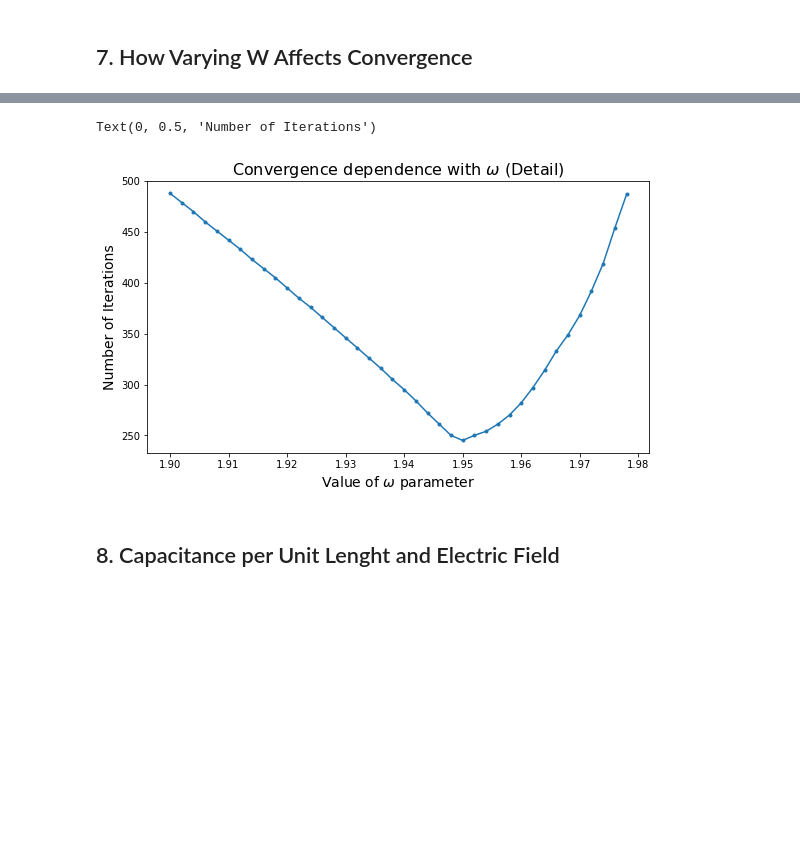
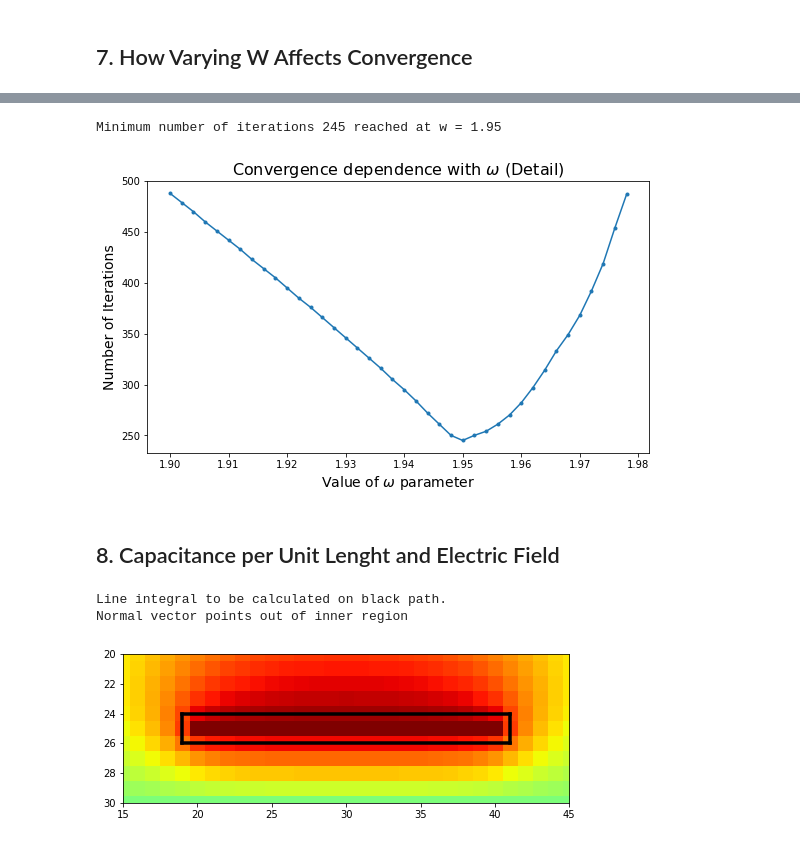
Before and after one commit to caiomarxm/realCapacitorPotential, a Jupyter notebook: RealCapacitorAnalysis.ipynb, the cells around one changed output, grey strips where cells are left out. Drawn from its saved outputs; the diff is of its cells as text; code cells hidden in the pictures; blank space fills up the shorter version.

```diff
--- a/RealCapacitorAnalysis.ipynb
+++ b/RealCapacitorAnalysis.ipynb
@@ -459,7 +413,7 @@ wVector = []
 
 start = time.time()
 
-for i in range(150, 2000, 10):
+for i in tqdm(range(150, 2000, 10)):
 
     initialGuess = np.resize(np.zeros(1), (Nx+1, Ny+1))
     for j in range(Nl+1):
@@ -517,8 +471,10 @@ plt.plot(wVector, ynew)
 plt.title(r'Convergence dependence with $\omega$ (Detail)', fontsize=16)
 plt.xlabel('Value of $\omega$ parameter', fontsize=14)
 plt.ylabel('Number of Iterations', fontsize=14)
+
+print(f'Minimum number of iterations {min(iterationVector)} reached at w = {wVector[iterationVector.index(min(iterationVector))]}')
 # %% [output]
-Text(0, 0.5, 'Number of Iterations')
+Minimum number of iterations 245 reached at w = 1.95
 [figure]
 # %% [markdown]
 ## 8. Capacitance per Unit Lenght and Electric Field
@@ -524,0 +524,37 @@ Text(0, 0.5, 'Number of Iterations')
+# %%
+## Path of Line Integral
+V0 = 1
+lx = 2
+d = 1
+Dx, Dy = 3, 3
+h = 0.1
+Nx, Ny, Nh, Nl = int(Dx/h), int(Dy/h), int(d/(2*h)), int(lx/(2*h))
+parameters = (Nx, Nh, Nl)
+
+totalPotential, iterations = getPotential(parameters, convergenceCriteria=convergenceCriteria)
+electricField = np.gradient(totalPotential)
+electricFieldNorm = getNorm(electricField, parameters)
+
+fig, ax = plt.subplots()
+im = ax.imshow(totalPotential, cmap='jet')
+
+x1 = np.array([Nx-Nl-1, Nx+Nl+1])
+y1 = np.array([Ny-Nh-1, Ny-Nh-1])
+x2 = np.array([Nx+Nl+1, Nx+Nl+1])
+y2 = np.array([Ny-Nh-1, Ny-Nh+1])
+x3 = np.array([Nx-Nl-1, Nx+Nl+1])
+y3 = np.array([Ny-Nh+1, Ny-Nh+1])
+x4 = np.array([Nx-Nl-1, Nx-Nl-1])
+y4 = np.array([Ny-Nh+1, Ny-Nh-1])
+
+ax.plot(x1, y1, x2, y2, x3, y3, x4, y4, c='k', linewidth='3.5')
+ax.set_ylim([Ny-Nh+5, Ny-Nh-5])
+ax.set_xlim([Nx-Nl-5, Nx+Nl+5])
+fig.set_figwidth(8)
+
+print(f'Line integral to be calculated on black path.')
+print(f'Normal vector points out of inner region')
+# %% [output]
+Line integral to be calculated on black path.
+Normal vector points out of inner region
+[figure, added]
```
Also changed, not shown: parts of 17 cells of this notebook.
